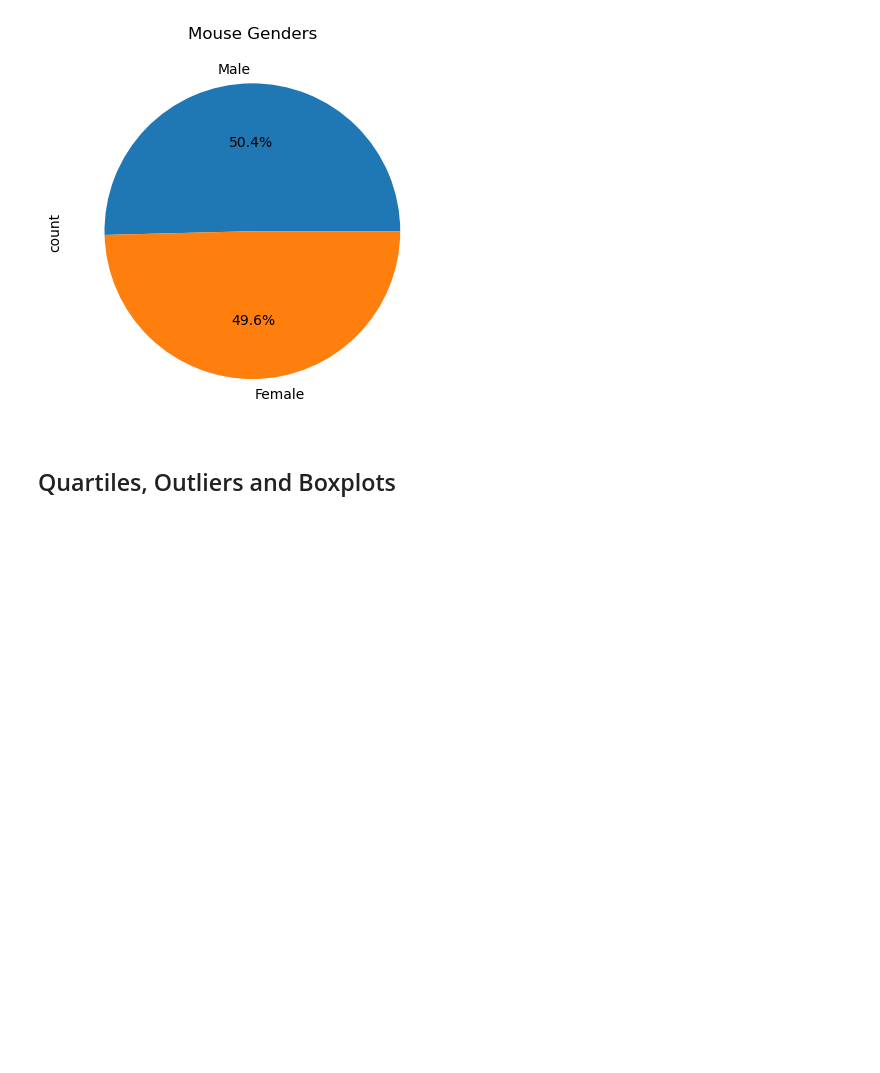
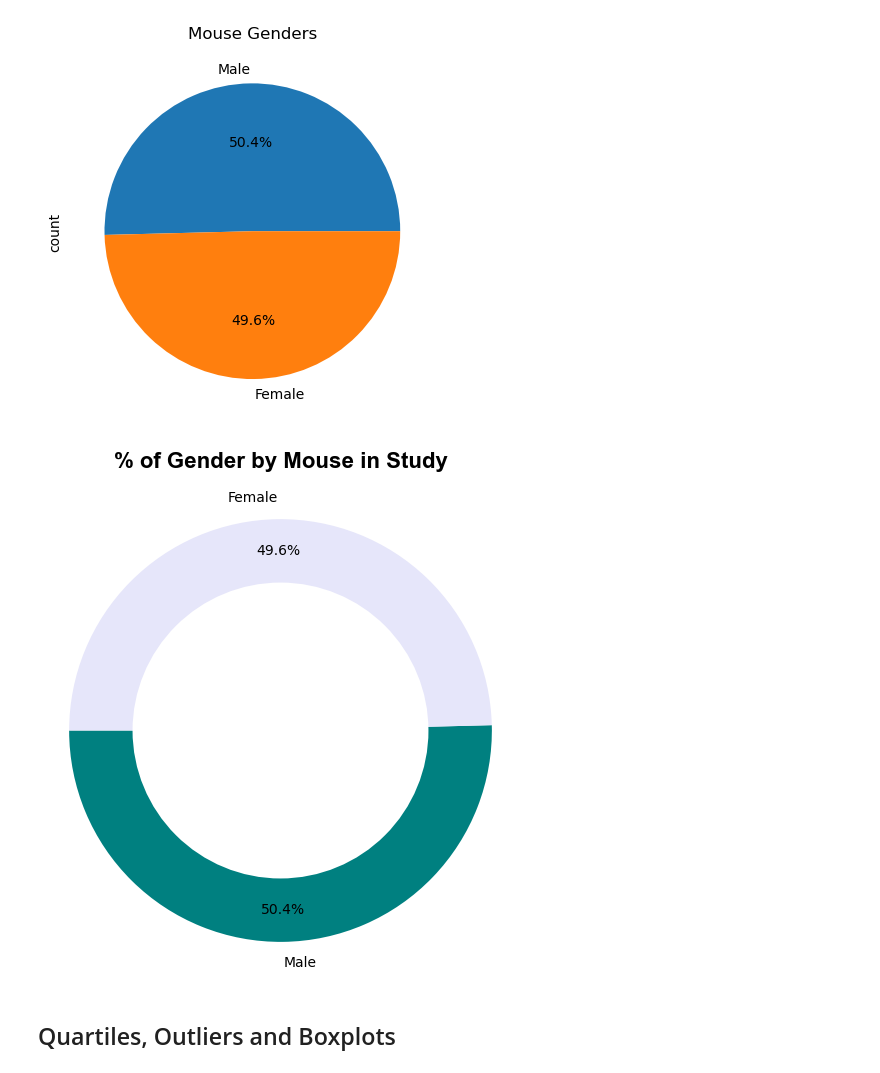
Before and after one commit to Dkelsey11/Databootcamp_week5, a Jupyter notebook: Submission/pymaceuticals_starter.ipynb, the cells around one changed output. Cells and saved outputs as stored; diff of their text form; code cells hidden in the pictures; blank space fills up the shorter version.

```diff
--- a/Submission/pymaceuticals_starter.ipynb
+++ b/Submission/pymaceuticals_starter.ipynb
@@ -212,3 +205,35 @@ plt.show()
+# %%
+# Generate a pie chart, using pyplot, showing the distribution of unique female versus male mice used in the study
+
+# Get the unique mice with their gender
+
+# Make the pie chart
+# Data Visualization Code
+data = option1.Sex.value_counts()
+
+# Change Canvas Size
+plt.figure(figsize=(6, 6))
+
+# Create a basic plot
+plt.pie(data.values, labels=data.index, colors=["teal", "lavender"], autopct="%1.1f%%", shadow=False, startangle=180, pctdistance=0.85)
+
+# Customizations
+# DONUT
+centre_circle = plt.Circle((0,0), 0.70, fc='white')  # Adjust 0.70 for hole size
+plt.gca().add_artist(centre_circle)
+
+# Change colors
+# Add in reference lines
+# Add Labels/Title
+plt.title(f"% of Gender by Mouse in Study\n", fontweight="bold", fontsize=16, fontfamily="Arial")
+
+# Set X/Y Limits
+plt.axis("equal")
+
+# Show/Save the Graph
+plt.show()
+# %% [output]
+[figure, added]
 # %% [markdown]
 ## Quartiles, Outliers and Boxplots
 # %%
```
Also changed, not shown: parts of 11 cells of this notebook.
